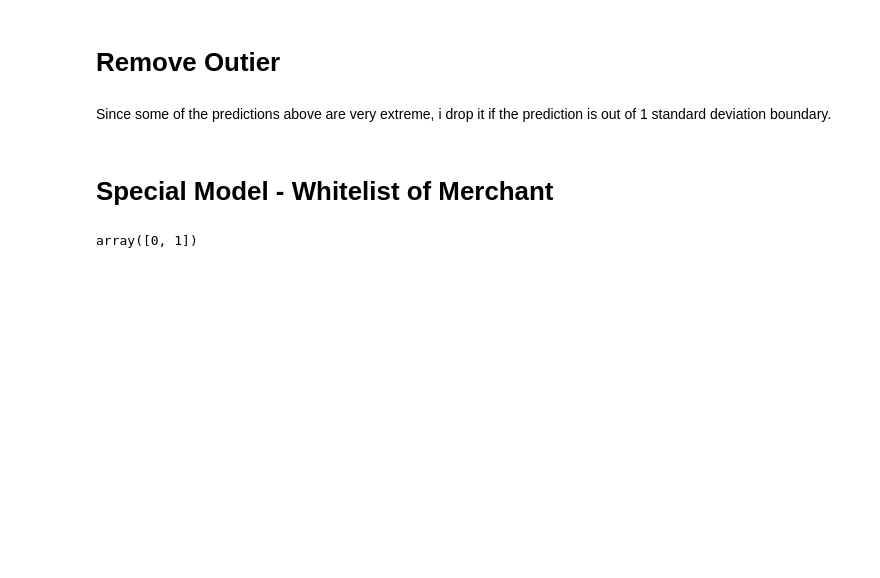
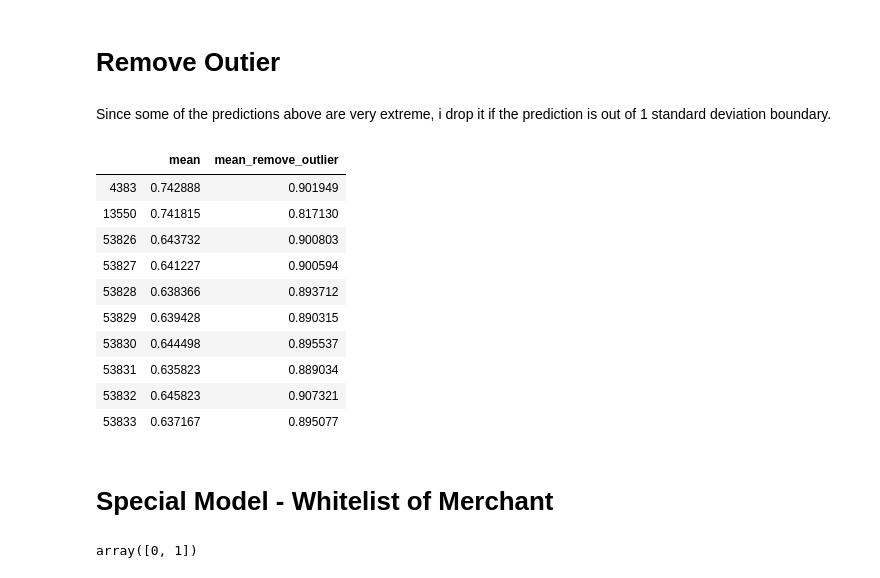
Before and after one commit to aarontong95/TBrain_Credit_Card, a Jupyter notebook: main.ipynb, the cells around one changed output. Cells and saved outputs as stored; diff of their text form; code cells hidden in the pictures; blank space fills up the shorter version.

```diff
--- a/main.ipynb
+++ b/main.ipynb
@@ -199,7 +199,19 @@ df_sub_preds_statistics[df_sub_preds_statistics['max'] - df_sub_preds_statistics
 Since some of the predictions above are very extreme, i drop it if the prediction is out of 1 standard deviation boundary.
 # %%
 df_sub_preds_statistics['mean_remove_outlier'] = df_sub_preds_statistics.apply(remove_outlier, axis = 1)
-df_sub_preds_statistics[df_sub_preds_statistics['max'] - df_sub_preds_statistics['min']>0.9][['mean','mean_remove_outlier']]
+df_sub_preds_statistics[df_sub_preds_statistics['max'] - df_sub_preds_statistics['min']>0.9][['mean','mean_remove_outlier']].head(10)
+# %% [output]
+|  | mean | mean_remove_outlier |
+| 4383 | 0.742888 | 0.901949 |
+| 13550 | 0.741815 | 0.817130 |
+| 53826 | 0.643732 | 0.900803 |
+| 53827 | 0.641227 | 0.900594 |
+| 53828 | 0.638366 | 0.893712 |
+| 53829 | 0.639428 | 0.890315 |
+| 53830 | 0.644498 | 0.895537 |
+| 53831 | 0.635823 | 0.889034 |
+| 53832 | 0.645823 | 0.907321 |
+| 53833 | 0.637167 | 0.895077 |
 # %%
 df_train['oof_base_model'] = oof_preds_LGBM
 df_test['sub_base_model'] = df_sub_preds_statistics['mean_remove_outlier']
```
